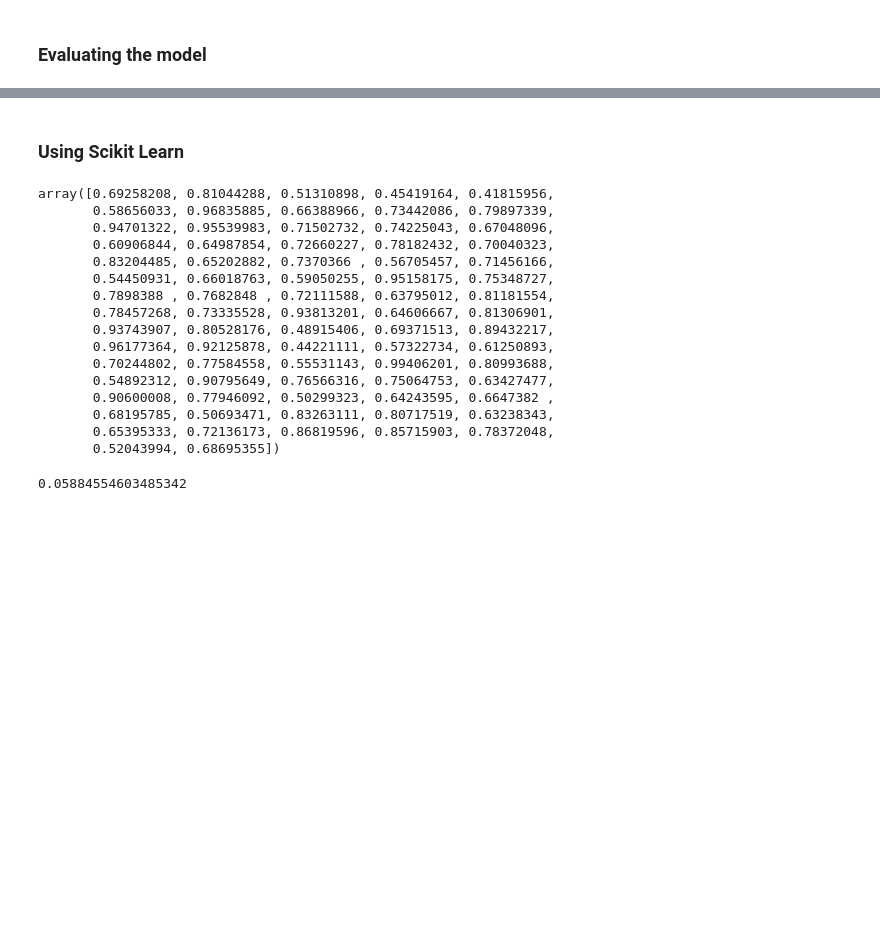
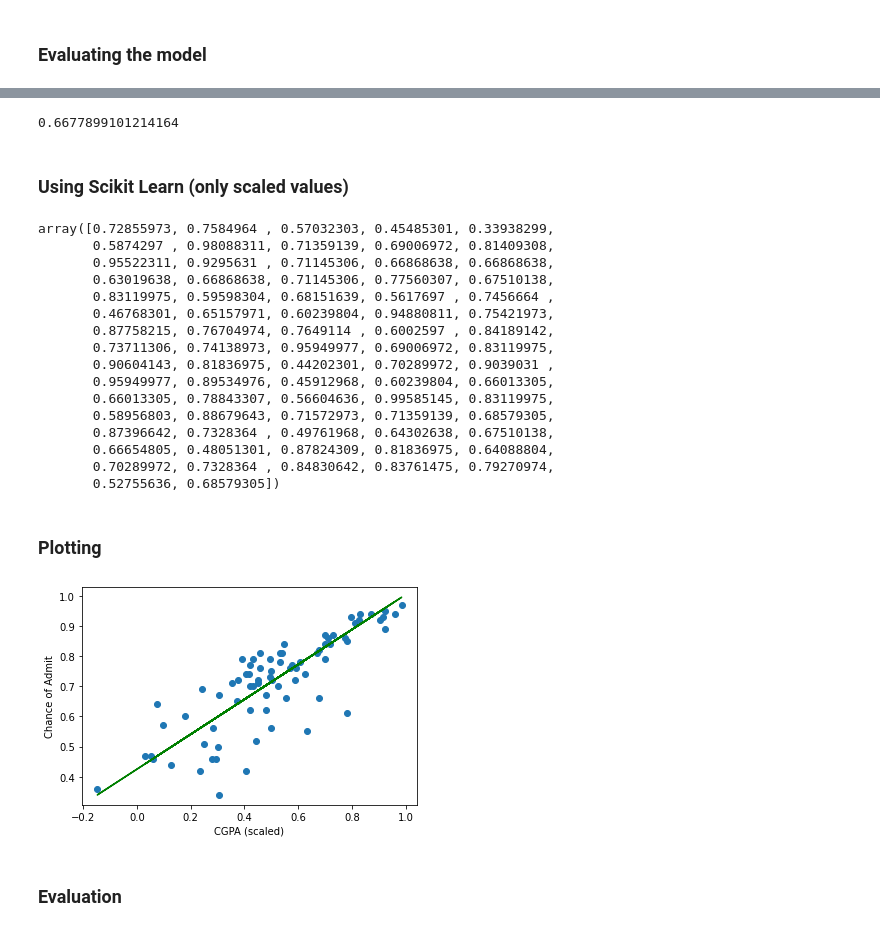
Before and after one commit to daniel-saeedi/SummerSchool-Project1, a Jupyter notebook: AdmissionChancePredictor.ipynb, the cells around one changed output, grey strips where cells are left out. Cells and saved outputs as stored; diff of their text form; code cells hidden in the pictures; blank space fills up the shorter version.

```diff
--- a/AdmissionChancePredictor.ipynb
+++ b/AdmissionChancePredictor.ipynb
@@ -388,31 +405,47 @@ plt.plot(y_test,y_test,'r')
+# %%
+explained_variance_score(y_test,predictions_scaled)
+# %% [output]
+0.6677899101214164
 # %% [markdown]
-### Using Scikit Learn
+### Using Scikit Learn (only scaled values)
 # %%
 from sklearn.linear_model import LinearRegression
-reg = LinearRegression().fit(X_train, y_train)
-predictions = reg.predict(X_test)
+reg = LinearRegression().fit(pd.DataFrame(X_train_scaled['CGPA']), y_train)
+predictions = reg.predict(pd.DataFrame(X_test_scaled['CGPA']))
 predictions
 # %% [output]
-array([0.69258208, 0.81044288, 0.51310898, 0.45419164, 0.41815956,
-       0.58656033, 0.96835885, 0.66388966, 0.73442086, 0.79897339,
-       0.94701322, 0.95539983, 0.71502732, 0.74225043, 0.67048096,
-       0.60906844, 0.64987854, 0.72660227, 0.78182432, 0.70040323,
-       0.83204485, 0.65202882, 0.7370366 , 0.56705457, 0.71456166,
-       0.54450931, 0.66018763, 0.59050255, 0.95158175, 0.75348727,
-       0.7898388 , 0.7682848 , 0.72111588, 0.63795012, 0.81181554,
-       0.78457268, 0.73335528, 0.93813201, 0.64606667, 0.81306901,
-       0.93743907, 0.80528176, 0.48915406, 0.69371513, 0.89432217,
-       0.96177364, 0.92125878, 0.44221111, 0.57322734, 0.61250893,
-       0.70244802, 0.77584558, 0.55531143, 0.99406201, 0.80993688,
-       0.54892312, 0.90795649, 0.76566316, 0.75064753, 0.63427477,
-       0.90600008, 0.77946092, 0.50299323, 0.64243595, 0.6647382 ,
-       0.68195785, 0.50693471, 0.83263111, 0.80717519, 0.63238343,
-       0.65395333, 0.72136173, 0.86819596, 0.85715903, 0.78372048,
-       0.52043994, 0.68695355])
+array([0.72855973, 0.7584964 , 0.57032303, 0.45485301, 0.33938299,
+       0.5874297 , 0.98088311, 0.71359139, 0.69006972, 0.81409308,
+       0.95522311, 0.9295631 , 0.71145306, 0.66868638, 0.66868638,
+       0.63019638, 0.66868638, 0.71145306, 0.77560307, 0.67510138,
+       0.83119975, 0.59598304, 0.68151639, 0.5617697 , 0.7456664 ,
+       0.46768301, 0.65157971, 0.60239804, 0.94880811, 0.75421973,
+       0.87758215, 0.76704974, 0.7649114 , 0.6002597 , 0.84189142,
+       0.73711306, 0.74138973, 0.95949977, 0.69006972, 0.83119975,
+       0.90604143, 0.81836975, 0.44202301, 0.70289972, 0.9039031 ,
+       0.95949977, 0.89534976, 0.45912968, 0.60239804, 0.66013305,
+       0.66013305, 0.78843307, 0.56604636, 0.99585145, 0.83119975,
+       0.58956803, 0.88679643, 0.71572973, 0.71359139, 0.68579305,
+       0.87396642, 0.7328364 , 0.49761968, 0.64302638, 0.67510138,
+       0.66654805, 0.48051301, 0.87824309, 0.81836975, 0.64088804,
+       0.70289972, 0.7328364 , 0.84830642, 0.83761475, 0.79270974,
+       0.52755636, 0.68579305])
-# %%
-mean_absolute_error(y_test,predictions)
-# %% [output]
-0.05884554603485342
+# %% [markdown]
+### Plotting
+# %%
+# scatter plot of test set
+plt.scatter(X_test_scaled['CGPA'], y_test)
+
+# output of predictor function (a line)
+plt.plot(X_test_scaled['CGPA'], predictions, c='green')
+
+plt.xlabel('CGPA (scaled)')
+plt.ylabel('Chance of Admit')
+plt.show()
+# %% [output]
+[figure, added]
+# %% [markdown]
+### Evaluation
 # %%
 np.sqrt(mean_squared_error(y_test,predictions))
 # %% [output]
```
Also changed, not shown: parts of 22 cells of this notebook.
